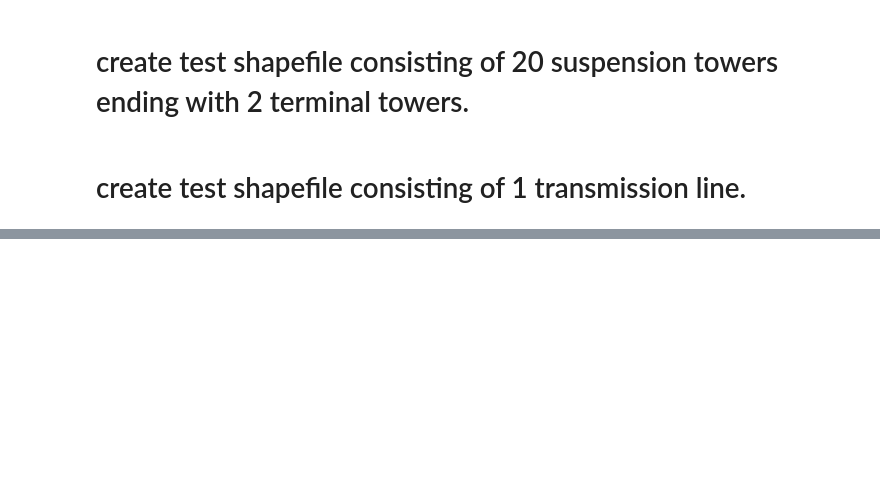
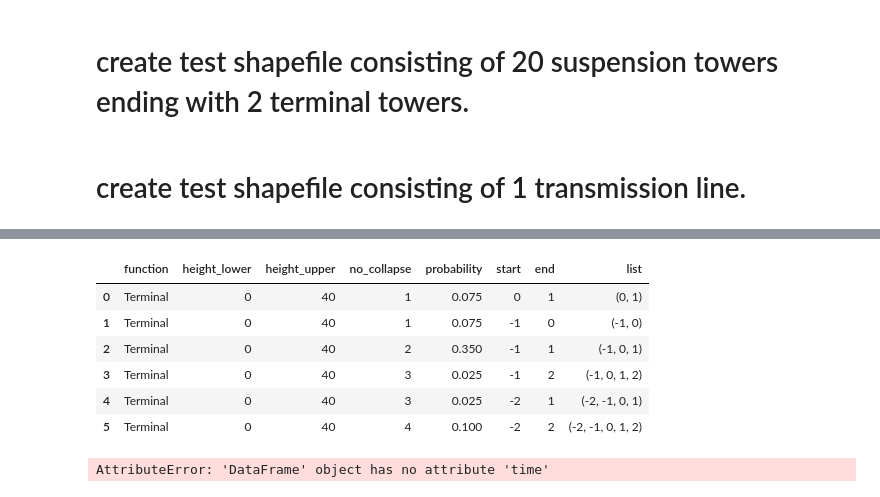
Before and after one commit to GeoscienceAustralia/wistl, a Jupyter notebook: Untitled.ipynb, the cells around one changed output, grey strips where cells are left out. Cells and saved outputs as stored; diff of their text form; code cells hidden in the pictures; blank space fills up the shorter version.

```diff
--- a/Untitled.ipynb
+++ b/Untitled.ipynb
@@ -135,0 +144,10 @@ Name: 9, dtype: object
+# %%
+cfg.cond_collapse_prob['Terminal']
+# %% [output]
+|  | function | height_lower | height_upper | no_collapse | probability | start | end | list |
+| 0 | Terminal | 0 | 40 | 1 | 0.075 | 0 | 1 | (0, 1) |
+| 1 | Terminal | 0 | 40 | 1 | 0.075 | -1 | 0 | (-1, 0) |
+| 2 | Terminal | 0 | 40 | 2 | 0.350 | -1 | 1 | (-1, 0, 1) |
+| 3 | Terminal | 0 | 40 | 3 | 0.025 | -1 | 2 | (-1, 0, 1, 2) |
+| 4 | Terminal | 0 | 40 | 3 | 0.025 | -2 | 1 | (-2, -1, 0, 1) |
+| 5 | Terminal | 0 | 40 | 4 | 0.100 | -2 | 2 | (-2, -1, 0, 1, 2) |
@@ -135,0 +156,4 @@ Name: 9, dtype: object
+# %%
+a.time
+# %% [output]
+AttributeError: 'DataFrame' object has no attribute 'time'
```
Also changed, not shown: parts of 235 cells of this notebook, 13 other files.
